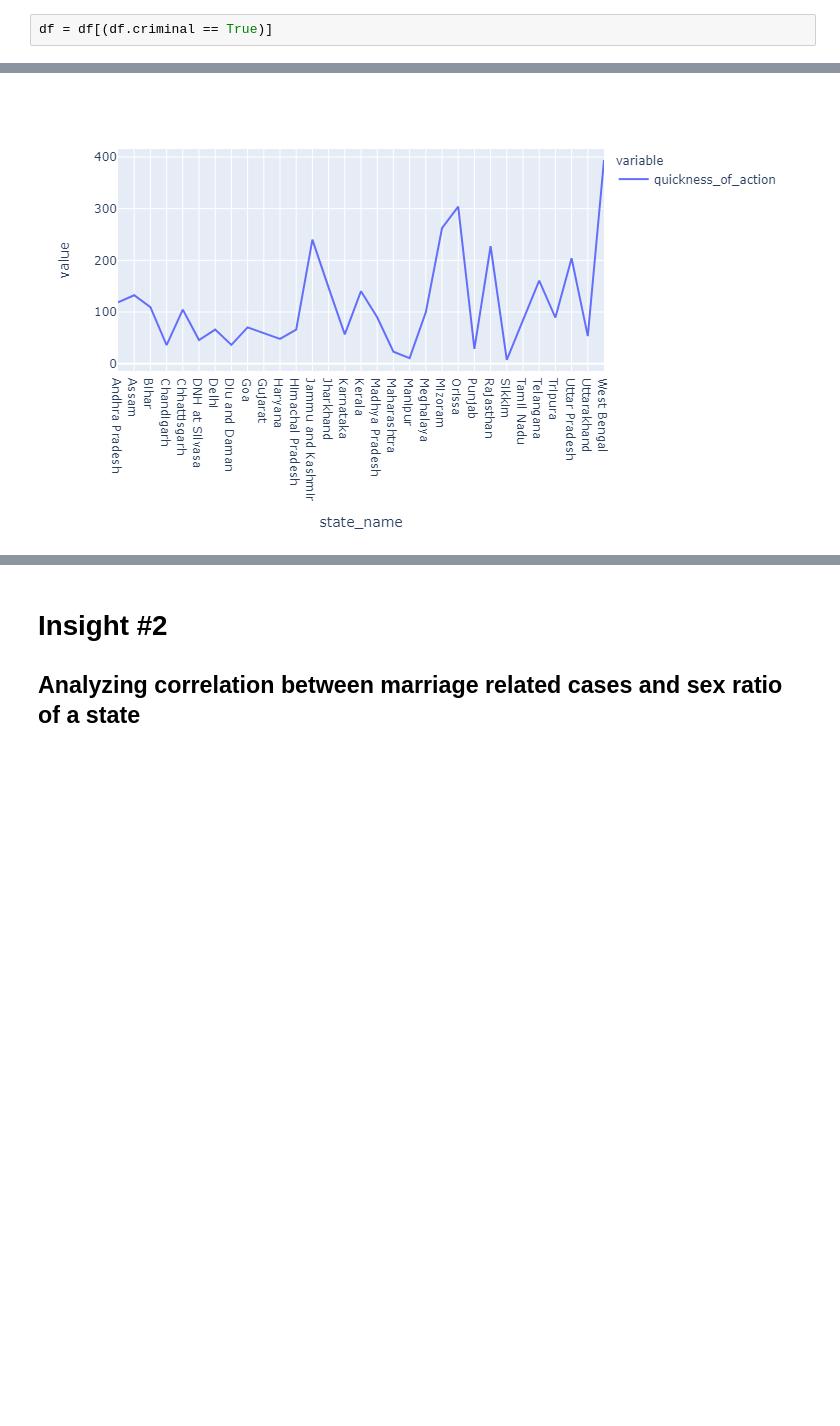
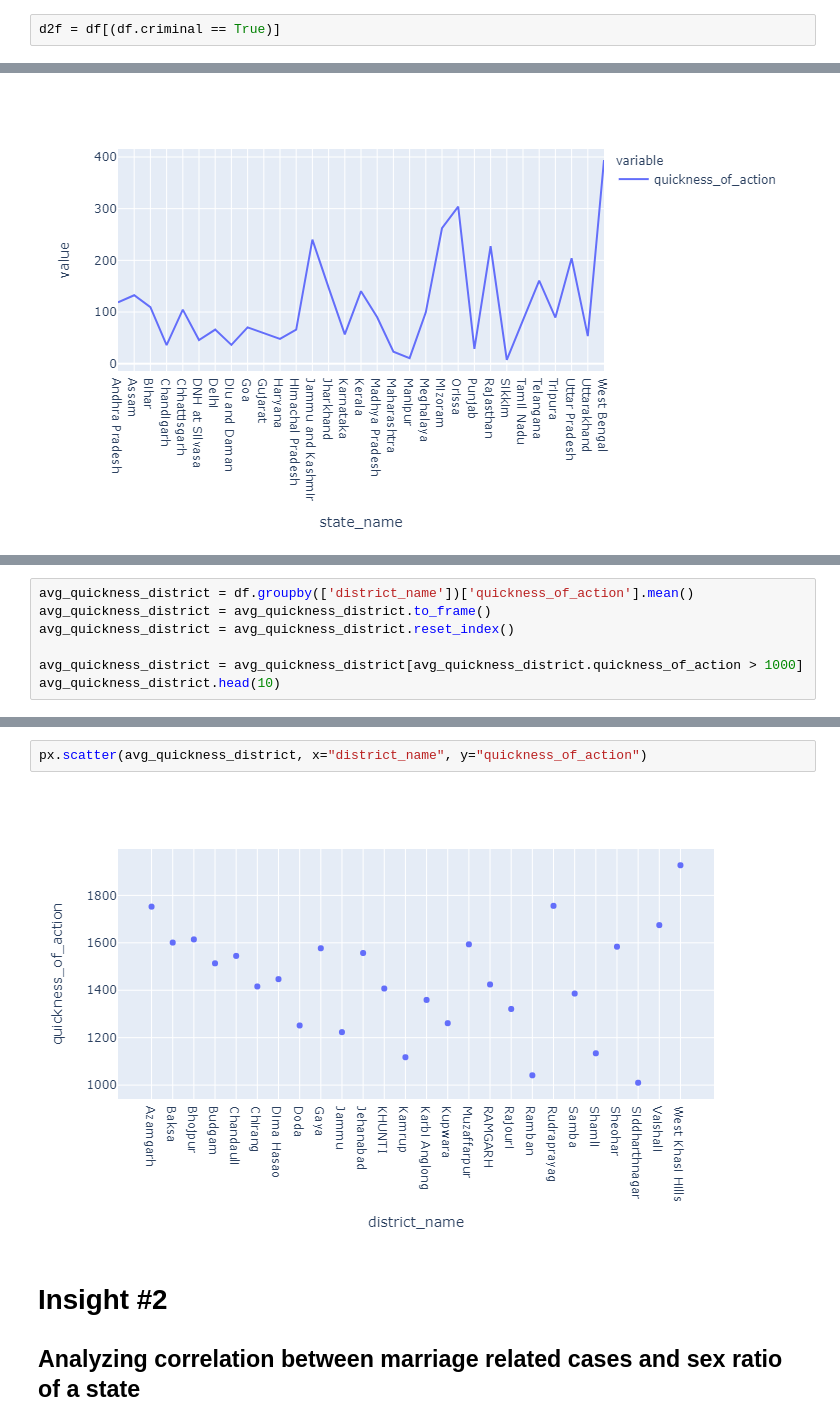
Before and after one commit to ujjwal-shekhar/Indian-Judicial-System-PreCog, a Jupyter notebook: data-visualizer-precog.ipynb, the cells around one changed output, grey strips where cells are left out. Cells and saved outputs as stored; diff of their text form; blank space fills up the shorter version.

Commit message:
Kaggle Notebook | data-visualizer-precog | Version 11

```diff
--- a/data-visualizer-precog.ipynb
+++ b/data-visualizer-precog.ipynb
@@ -860,7 +860,7 @@ False    3780337
 True     1906831
 Name: criminal, dtype: int64
 # %%
-df = df[(df.criminal == True)]
+d2f = df[(df.criminal == True)]
 # %% [markdown]
 Let's also drop the `ddl_case_id` and `cino` columns since they are unique identifiers mostly useful for connecting tables.
 # %%
@@ -942,3 +937,10 @@ px.choropleth(
 )
 # %% [output]
 [figure]
+# %%
+avg_quickness_district = df.groupby(['district_name'])['quickness_of_action'].mean()
+avg_quickness_district = avg_quickness_district.to_frame()
+avg_quickness_district = avg_quickness_district.reset_index()
+
+avg_quickness_district = avg_quickness_district[avg_quickness_district.quickness_of_action > 1000]
+avg_quickness_district.head(10)
@@ -945,3 +959,7 @@ px.choropleth(
+# %%
+px.scatter(avg_quickness_district, x="district_name", y="quickness_of_action")
+# %% [output]
+[figure, added]
 # %% [markdown]
 # Insight #2
 ## Analyzing correlation between marriage related cases and sex ratio of a state
```
Also changed, not shown: parts of 8 cells of this notebook.
